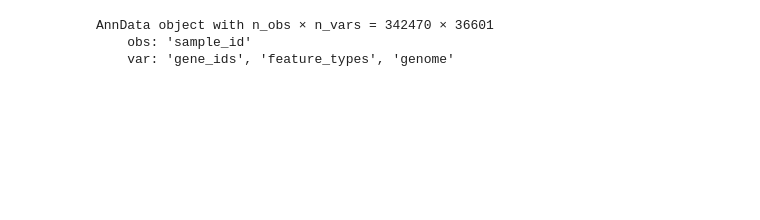
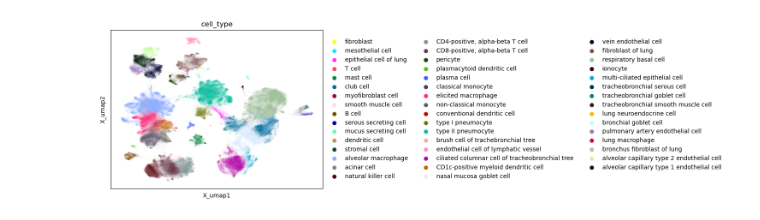
Before and after one commit to saliba-lab/covid19-bal-atlas-integration, a Jupyter notebook: bin/EDA.ipynb, the cells around one changed output. Saved outputs shown, nothing was run; the diff lists cells and outputs as text; code cells hidden in the pictures; blank space fills up the shorter version.

Commit message:
Update HLCA download and exploration.

```diff
--- a/bin/EDA.ipynb
+++ b/bin/EDA.ipynb
@@ -4,6 +5,7 @@ import scanpy as sc
 # %%
 # Variables
-file = "../data/BCB/raw.h5ad"
+file = "../data/BCB/full.h5ad"
+hlca_file = "../data/HLCA/core.h5ad"
 # %%
 # Read data
 ds = sc.read(file)
@@ -10,7 +20,13 @@ ds = sc.read(file)
+# %%
+# Load HLCA
+hlca = sc.read(hlca_file)
+# %%
+# Show reference map
+sc.pl.embedding(hlca, basis="X_umap", color="cell_type")
+# %% [output]
+[figure, added]
 # %%
-ds
+# Compute UMAP
+sc.pp.neighbors(ds, use_rep="counts_seurat2000_scVI_n30l1h128")
+sc.tl.umap(ds)
-# %% [output]
-AnnData object with n_obs × n_vars = 342470 × 36601
-    obs: 'sample_id'
-    var: 'gene_ids', 'feature_types', 'genome'
 # %%
```
Also changed, not shown: parts of 7 cells of this notebook, 1 other file.
